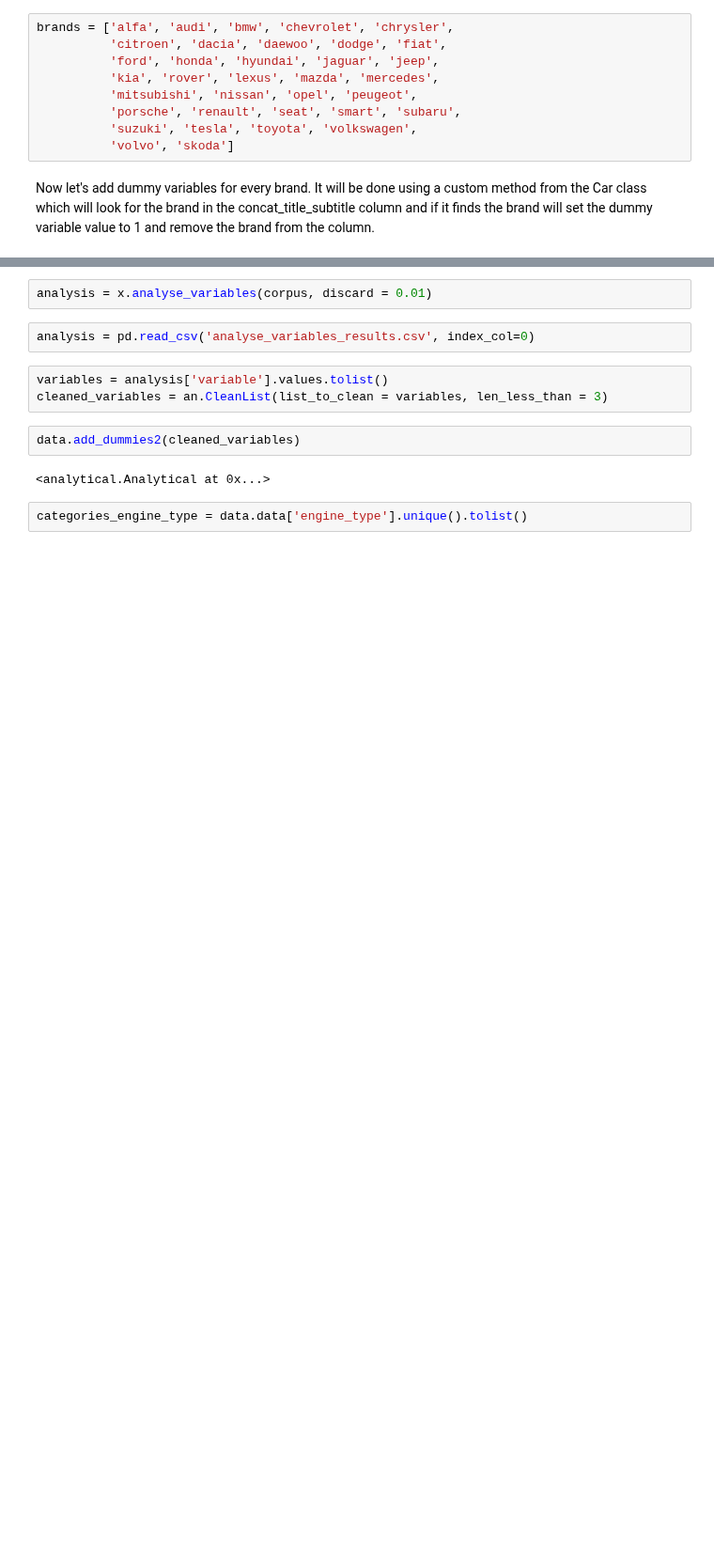
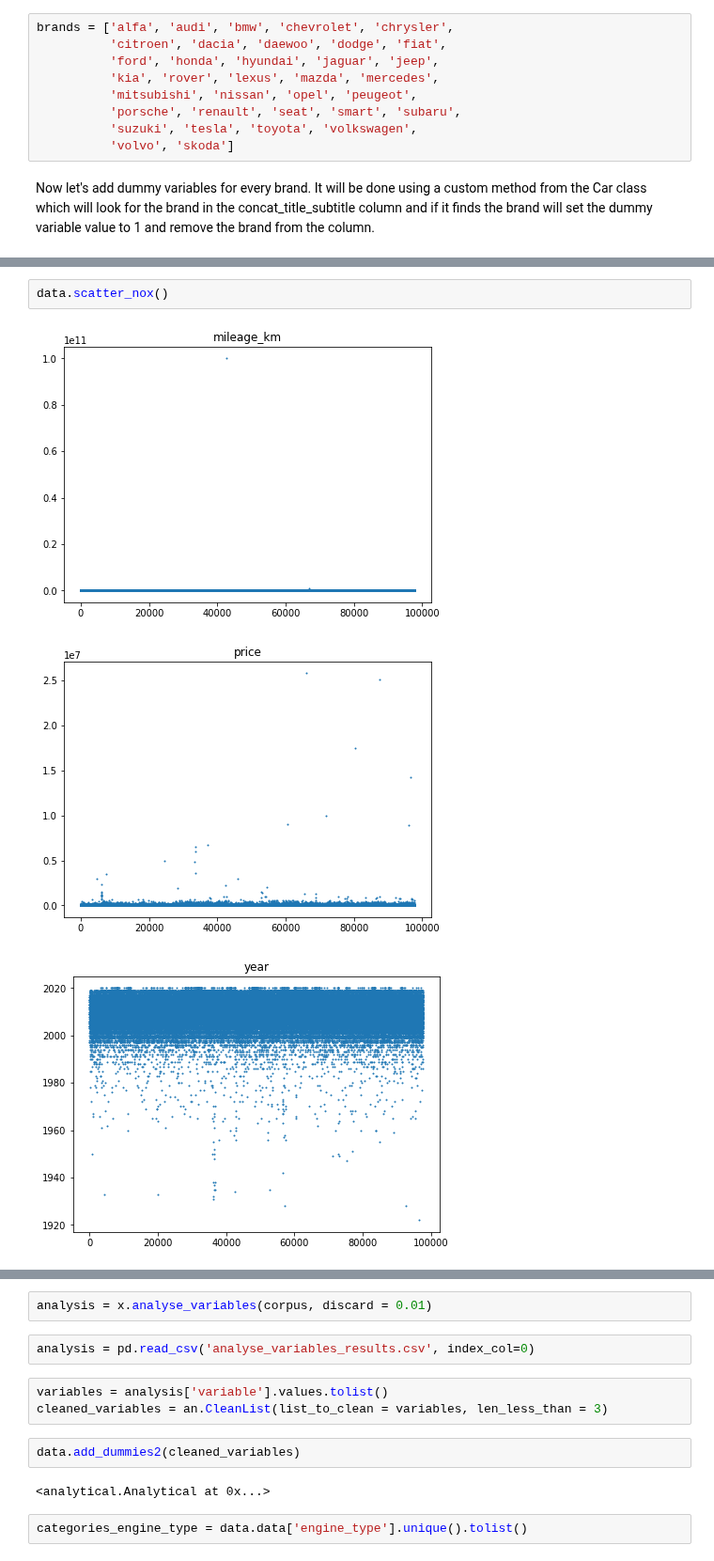
Before and after one commit to TomekQ13/Car_purchase, a Jupyter notebook: car_purchase.ipynb, the cells around one changed output, grey strips where cells are left out. Shown at 94% size. Drawn from its saved outputs; the diff is of its cells as text; blank space fills up the shorter version.

```diff
--- a/car_purchase.ipynb
+++ b/car_purchase.ipynb
@@ -120,0 +149,6 @@ NameError: name 'x' is not defined
+# %%
+data.scatter_nox()
+# %% [output]
+[figure, added]
+[figure, added]
+[figure, added]
```
Also changed, not shown: parts of 15 cells of this notebook.
